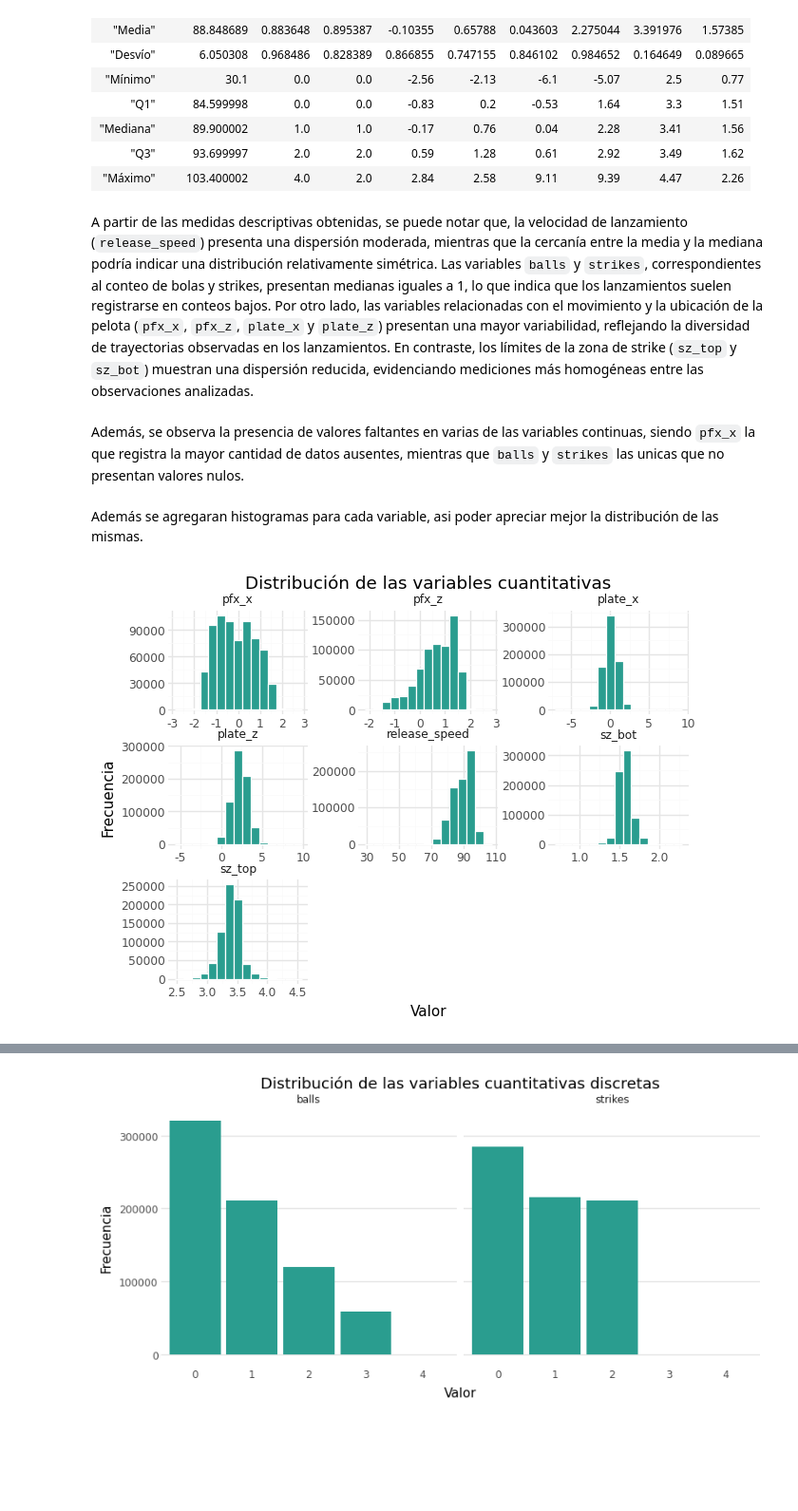
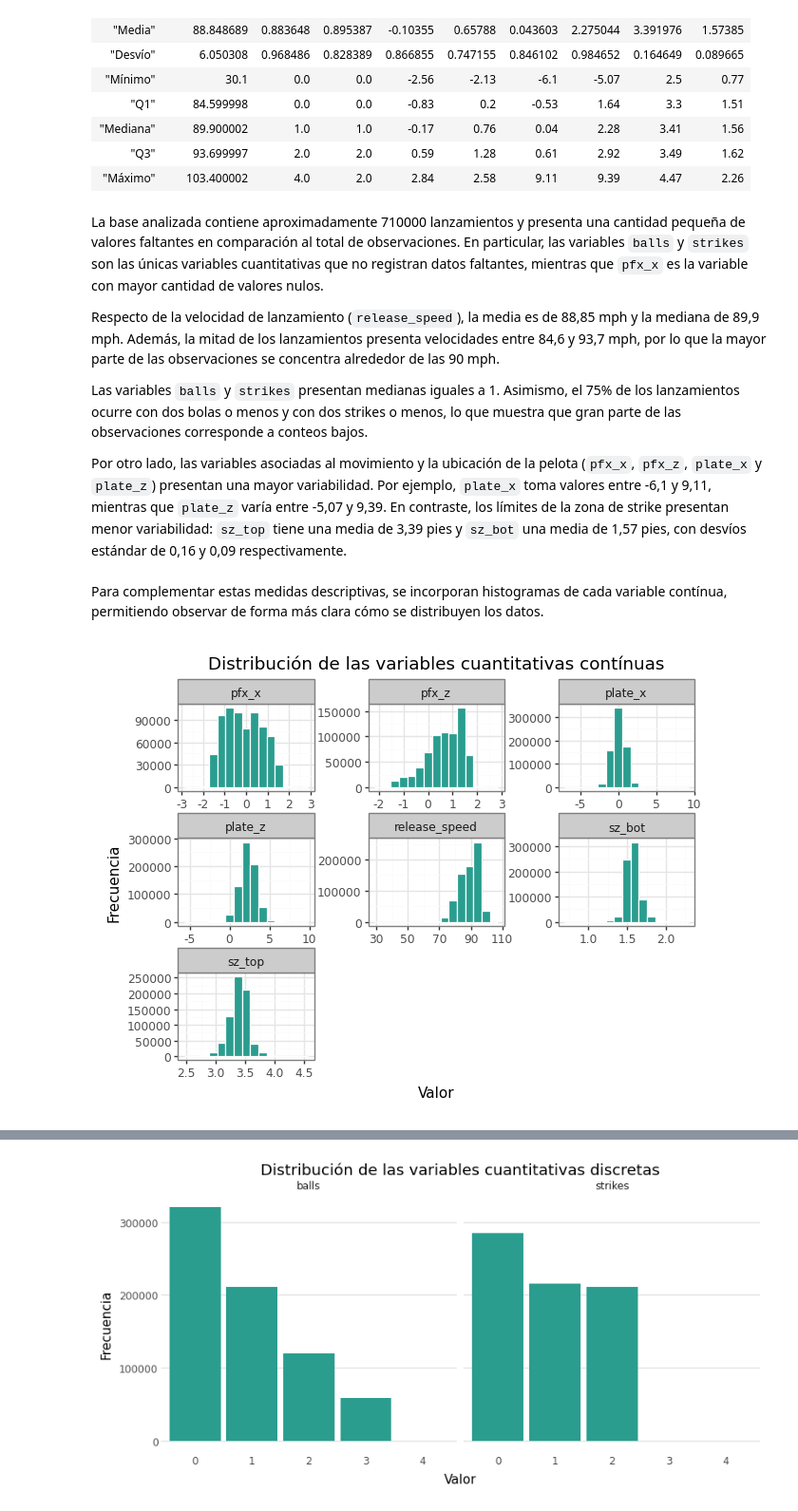
Before and after one commit to Prisfenoy/TP2_python, a Jupyter notebook: Análisis_descriptivo.ipynb, the cells around one changed output, grey strips where cells are left out. Shown at 95% size. Cells and saved outputs as stored; diff of their text form; code cells hidden in the pictures; blank space fills up the shorter version.

Commit message:
Corrección en la redacción del informe. Además, se pensaron más gráficos para el análisis bivariado, los cuales hay que revisar

```diff
--- a/Análisis_descriptivo.ipynb
+++ b/Análisis_descriptivo.ipynb
@@ -95,41 +118,45 @@ shape: (9, 10)
 | "Q3" | 93.699997 | 2.0 | 2.0 | 0.59 | 1.28 | 0.61 | 2.92 | 3.49 | 1.62 |
 | "Máximo" | 103.400002 | 4.0 | 2.0 | 2.84 | 2.58 | 9.11 | 9.39 | 4.47 | 2.26 |
 # %% [markdown]
-A partir de las medidas descriptivas obtenidas, se puede notar que, la velocidad de lanzamiento (`release_speed`) presenta una dispersión moderada, mientras que la cercanía entre la media y la mediana podría indicar una distribución relativamente simétrica. Las variables `balls` y `strikes`, correspondientes al conteo de bolas y strikes, presentan medianas iguales a 1, lo que indica que los lanzamientos suelen registrarse en conteos bajos. Por otro lado, las variables relacionadas con el movimiento y la ubicación de la pelota (`pfx_x`, `pfx_z`, `plate_x` y `plate_z`) presentan una mayor variabilidad, reflejando la diversidad de trayectorias observadas en los lanzamientos. En contraste, los límites de la zona de strike (`sz_top` y `sz_bot`) muestran una dispersión reducida, evidenciando mediciones más homogéneas entre las observaciones analizadas.
+La base analizada contiene aproximadamente 710000 lanzamientos y presenta una cantidad pequeña de valores faltantes en comparación al total de observaciones. En particular, las variables `balls` y `strikes` son las únicas variables cuantitativas que no registran datos faltantes, mientras que `pfx_x` es la variable con mayor cantidad de valores nulos.
+
+Respecto de la velocidad de lanzamiento (`release_speed`), la media es de 88,85 mph y la mediana de 89,9 mph. Además, la mitad de los lanzamientos presenta velocidades entre 84,6 y 93,7 mph, por lo que la mayor parte de las observaciones se concentra alrededor de las 90 mph.
+
+Las variables `balls` y `strikes` presentan medianas iguales a 1. Asimismo, el 75% de los lanzamientos ocurre con dos bolas o menos y con dos strikes o menos, lo que muestra que gran parte de las observaciones corresponde a conteos bajos.
+
+Por otro lado, las variables asociadas al movimiento y la ubicación de la pelota (`pfx_x`, `pfx_z`, `plate_x` y `plate_z`) presentan una mayor variabilidad. Por ejemplo, `plate_x` toma valores entre -6,1 y 9,11, mientras que `plate_z` varía entre -5,07 y 9,39. En contraste, los límites de la zona de strike presentan menor variabilidad: `sz_top` tiene una media de 3,39 pies y `sz_bot` una media de 1,57 pies, con desvíos estándar de 0,16 y 0,09 respectivamente.
-# %% [markdown]
-Además, se observa la presencia de valores faltantes en varias de las variables continuas, siendo `pfx_x` la que registra la mayor cantidad de datos ausentes, mientras que `balls` y `strikes` las unicas que no presentan valores nulos.
 # %% [markdown]
-Además se agregaran histogramas para cada variable, asi poder apreciar mejor la distribución de las mismas.
+Para complementar estas medidas descriptivas, se incorporan histogramas de cada variable contínua, permitiendo observar de forma más clara cómo se distribuyen los datos.
 # %%
 # Se seleccionan las variables continuas
 datos_continuos = variables_cuantitativas.drop(["balls", "strikes"])
 
 #
 datos_long = (
     datos_continuos
     .to_pandas()
     .melt(
         var_name="Variable",
         value_name="Valor"
     )
     .dropna()
 )
 
 # Panel de gráficos para las variables cuantitativas continuas
 (
     ggplot(datos_long, aes(x="Valor"))
     + geom_histogram(
         bins=15,
         fill="#2A9D8F",
         color="white"
     )
     + facet_wrap("~Variable", scales="free")
     + labs(
-        title="Distribución de las variables cuantitativas",
+        title="Distribución de las variables cuantitativas contínuas",
         x="Valor",
         y="Frecuencia"
     )
-    + theme_minimal()
+    + theme_bw()
 )
 # %% [output]
-[figure, old version]
+[figure, new version]
```
Also changed, not shown: parts of 31 cells of this notebook.
